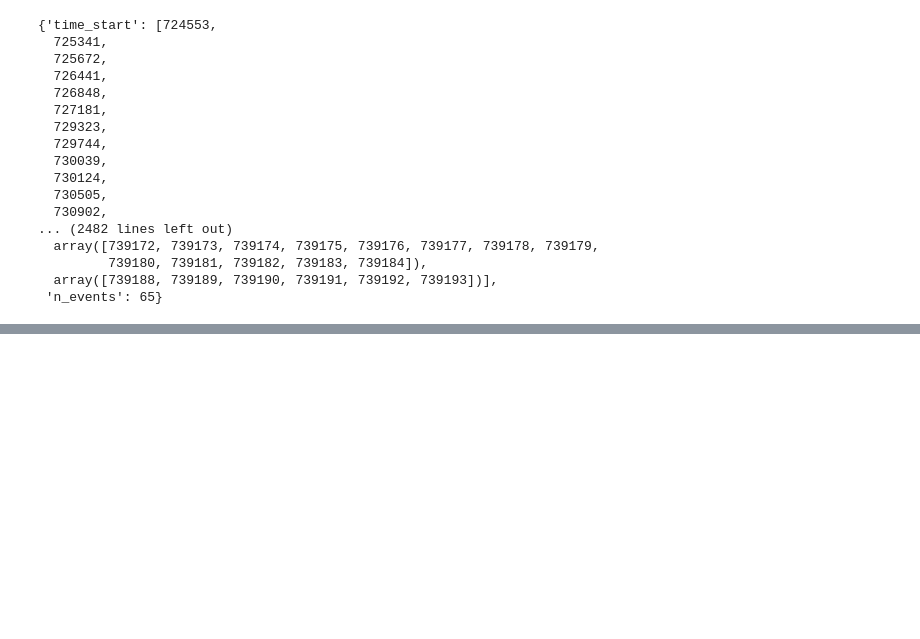
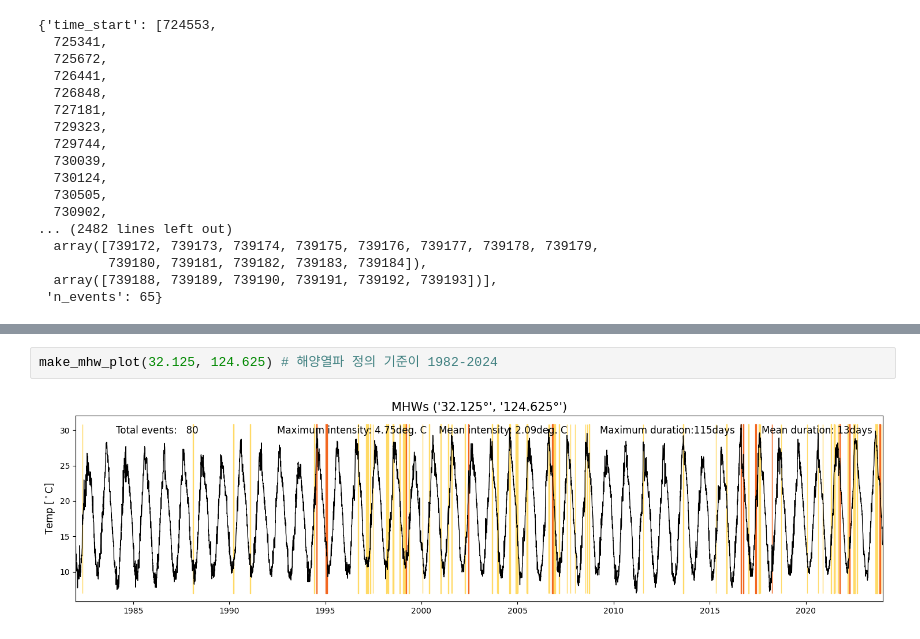
Before and after one commit to astatinegithub/2303_oceanbigdata_project, a Jupyter notebook: MHW_defind_learn.ipynb, the cells around one changed output, grey strips where cells are left out. Saved outputs shown, nothing was run; the diff lists cells and outputs as text; blank space fills up the shorter version.

```diff
--- a/MHW_defind_learn.ipynb
+++ b/MHW_defind_learn.ipynb
@@ -163,3 +164,7 @@ def make_mhw_plot(lat, lon, date_time_list: list= year_datetime_list, start_y=st
     plt.tight_layout()
 
     plt.show()
+# %%
+make_mhw_plot(32.125, 124.625) # 해양열파 정의 기준이 1982-2024
+# %% [output]
+[figure, added]
```
Also changed, not shown: parts of 3 cells of this notebook, 3 other files.
